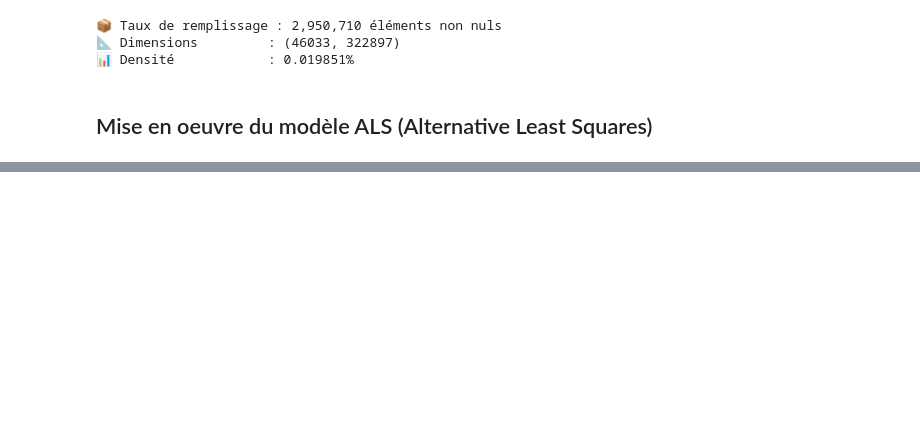
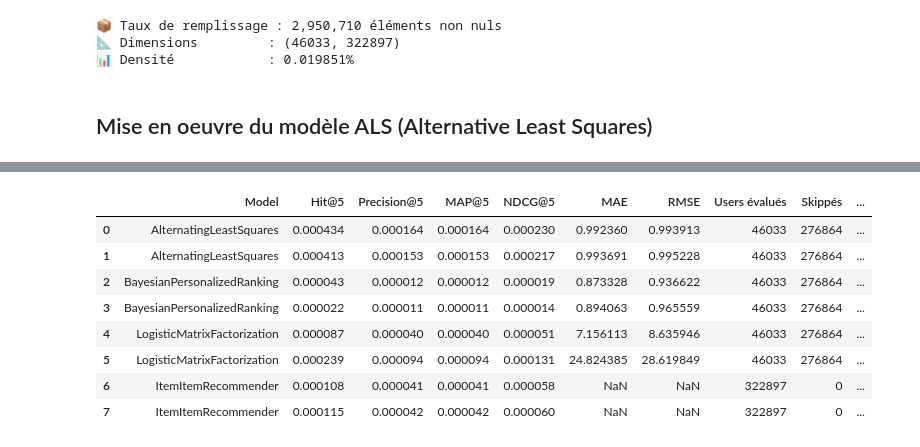
Before and after one commit to cecile-aie/oc_aie_p10, a Jupyter notebook: collaborative_filtering_implicit_modelisation.ipynb, the cells around one changed output, grey strips where cells are left out. Cells and saved outputs as stored; diff of their text form; code cells hidden in the pictures; blank space fills up the shorter version.

```diff
--- a/collaborative_filtering_implicit_modelisation.ipynb
+++ b/collaborative_filtering_implicit_modelisation.ipynb
@@ -220,0 +411,5 @@ print(f"✅ Modèle entraîné en {end - start:.2f} secondes")
+# %%
+metrics = evaluate_topn_metrics(reco_top5, test_data, N=5)
+
+for k, v in metrics.items():
+    print(f"{k:<15}: {v:.4f}" if isinstance(v, float) else f"{k:<15}: {v}")
@@ -220,0 +471,5 @@ print(f"✅ Modèle entraîné en {end - start:.2f} secondes")
+# %%
+error_metrics = evaluate_prediction_error(model, test_data, user_item_matrix)
+
+for k, v in error_metrics.items():
+    print(f"{k:<15}: {v:.4f}" if isinstance(v, float) else f"{k:<15}: {v}")
@@ -220,0 +482,3 @@ print(f"✅ Modèle entraîné en {end - start:.2f} secondes")
+# %%
+def to_numpy_array(x):
+    return x.to_numpy().ravel() if hasattr(x, "to_numpy") else np.asarray(x).ravel()
@@ -220,0 +619,26 @@ print(f"✅ Modèle entraîné en {end - start:.2f} secondes")
+# %%
+from implicit.gpu.als import AlternatingLeastSquares
+from implicit.gpu.bpr import BayesianPersonalizedRanking
+from implicit.cpu.lmf import LogisticMatrixFactorization
+from implicit.nearest_neighbours import ItemItemRecommender
+
+model_grids = {
+    AlternatingLeastSquares: [
+        {"factors": 32, "regularization": 0.1, "iterations": 10},
+        {"factors": 64, "regularization": 0.05, "iterations": 15}
+    ],
+    BayesianPersonalizedRanking: [
+        {"factors": 64, "regularization": 0.01, "iterations": 15},
+        {"factors": 128, "regularization": 0.05, "iterations": 20}
+    ],
+    LogisticMatrixFactorization: [
+        {"factors": 64, "regularization": 0.1, "iterations": 15},
+        {"factors": 128, "regularization": 0.05, "iterations": 20}
+    ],
+    ItemItemRecommender: [
+        {"K": 100},
+        {"K": 200}
+    ]
+}
+
+df_grid_results = grid_search_models(model_grids, train_matrix, test_data, N=5)
@@ -220,0 +662,12 @@ print(f"✅ Modèle entraîné en {end - start:.2f} secondes")
+# %%
+df_grid_results
+# %% [output]
+|  | Model | Hit@5 | Precision@5 | MAP@5 | NDCG@5 | MAE | RMSE | Users évalués | Skippés | ... |
+| 0 | AlternatingLeastSquares | 0.000434 | 0.000164 | 0.000164 | 0.000230 | 0.992360 | 0.993913 | 46033 | 276864 | ... |
+| 1 | AlternatingLeastSquares | 0.000413 | 0.000153 | 0.000153 | 0.000217 | 0.993691 | 0.995228 | 46033 | 276864 | ... |
+| 2 | BayesianPersonalizedRanking | 0.000043 | 0.000012 | 0.000012 | 0.000019 | 0.873328 | 0.936622 | 46033 | 276864 | ... |
+| 3 | BayesianPersonalizedRanking | 0.000022 | 0.000011 | 0.000011 | 0.000014 | 0.894063 | 0.965559 | 46033 | 276864 | ... |
+| 4 | LogisticMatrixFactorization | 0.000087 | 0.000040 | 0.000040 | 0.000051 | 7.156113 | 8.635946 | 46033 | 276864 | ... |
+| 5 | LogisticMatrixFactorization | 0.000239 | 0.000094 | 0.000094 | 0.000131 | 24.824385 | 28.619849 | 46033 | 276864 | ... |
+| 6 | ItemItemRecommender | 0.000108 | 0.000041 | 0.000041 | 0.000058 | NaN | NaN | 322897 | 0 | ... |
+| 7 | ItemItemRecommender | 0.000115 | 0.000042 | 0.000042 | 0.000060 | NaN | NaN | 322897 | 0 | ... |
```
Also changed, not shown: parts of 29 cells of this notebook, 1 other file.
